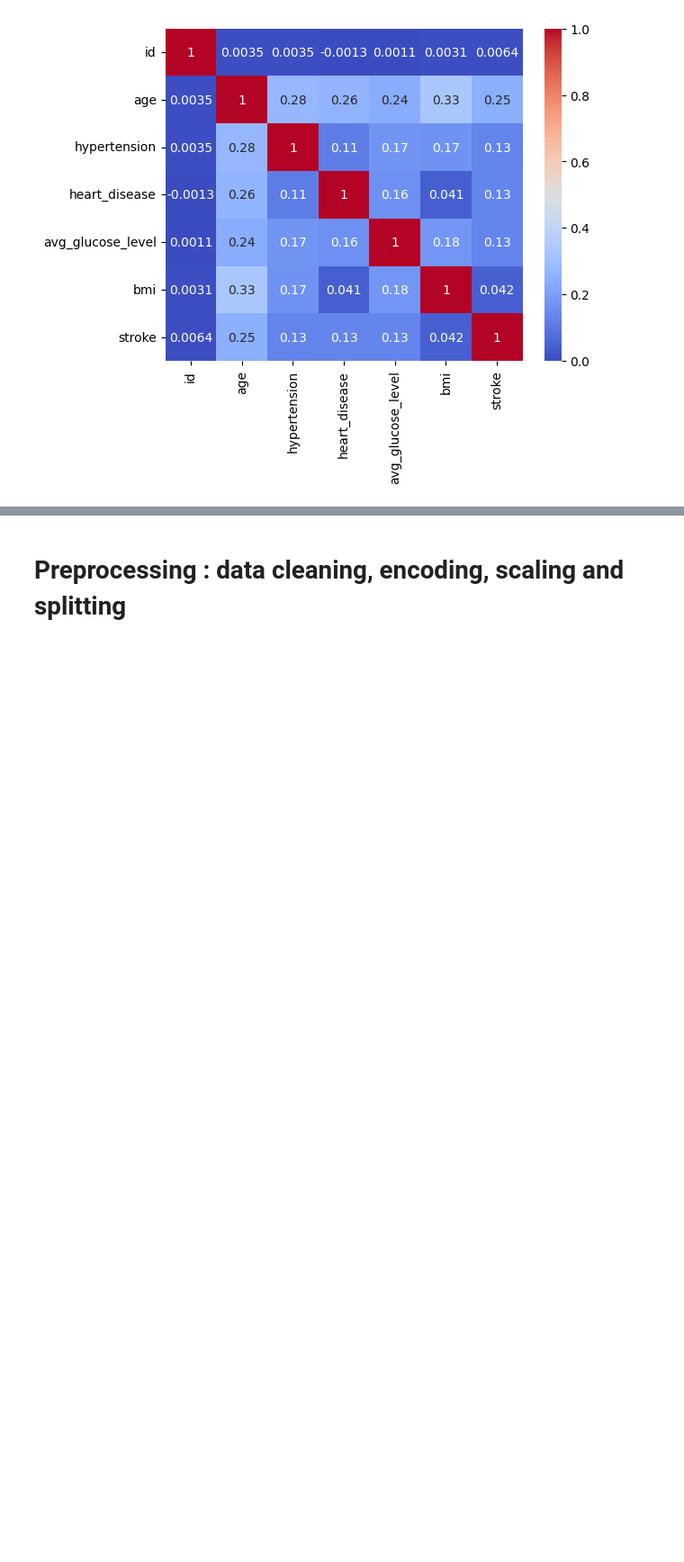
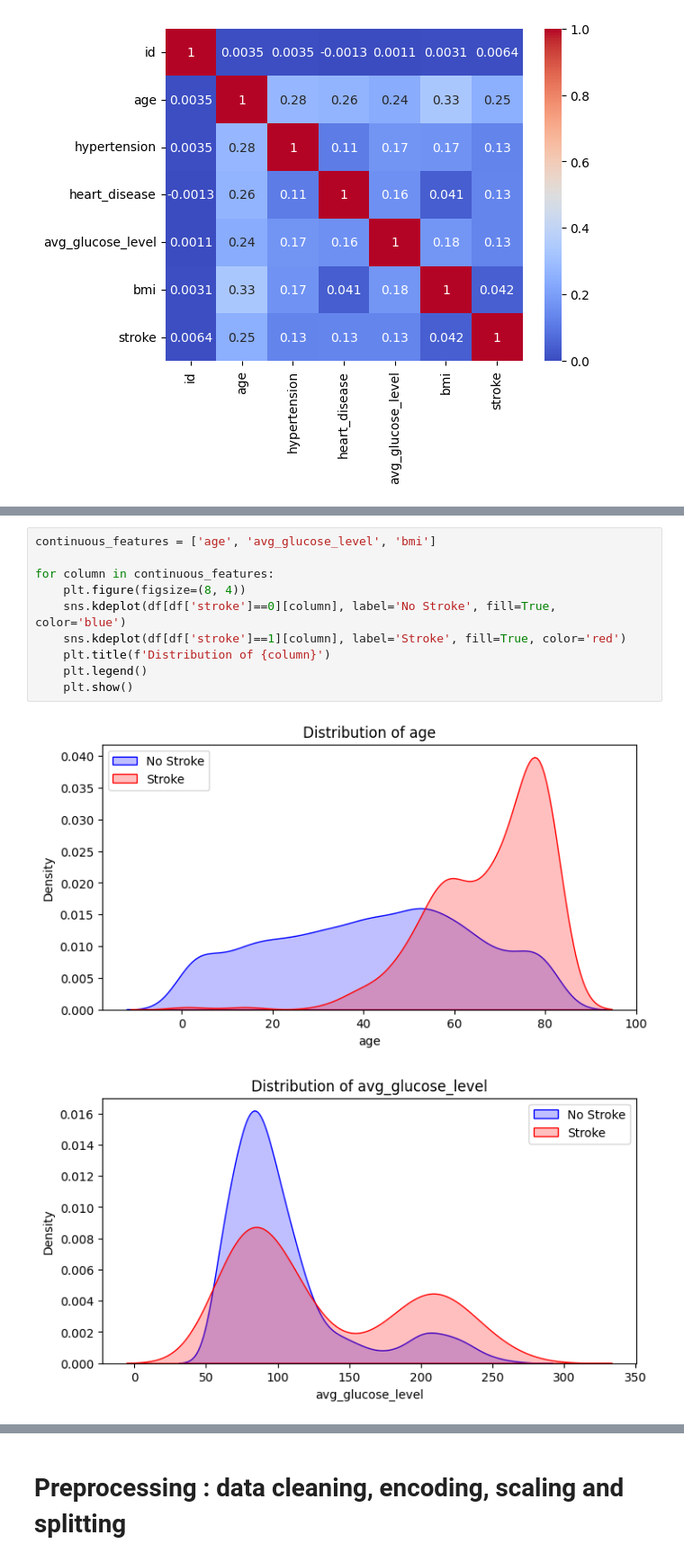
Before and after one commit to AlessandroConte/stroke-prediction, a Jupyter notebook: stroke_prediction_ml.ipynb, the cells around one changed output, grey strips where cells are left out. Shown at 90% size. Drawn from its saved outputs; the diff is of its cells as text; blank space fills up the shorter version.

```diff
--- a/stroke_prediction_ml.ipynb
+++ b/stroke_prediction_ml.ipynb
@@ -210,0 +216,13 @@ ValueError: Could not interpret value `gender` for `x`. An entry with this name
+# %%
+continuous_features = ['age', 'avg_glucose_level', 'bmi']
+
+for column in continuous_features:
+    plt.figure(figsize=(8, 4))
+    sns.kdeplot(df[df['stroke']==0][column], label='No Stroke', fill=True, color='blue')
+    sns.kdeplot(df[df['stroke']==1][column], label='Stroke', fill=True, color='red')
+    plt.title(f'Distribution of {column}')
+    plt.legend()
+    plt.show()
+# %% [output]
+[figure, added]
+[figure, added]
```
Also changed, not shown: parts of 17 cells of this notebook.
